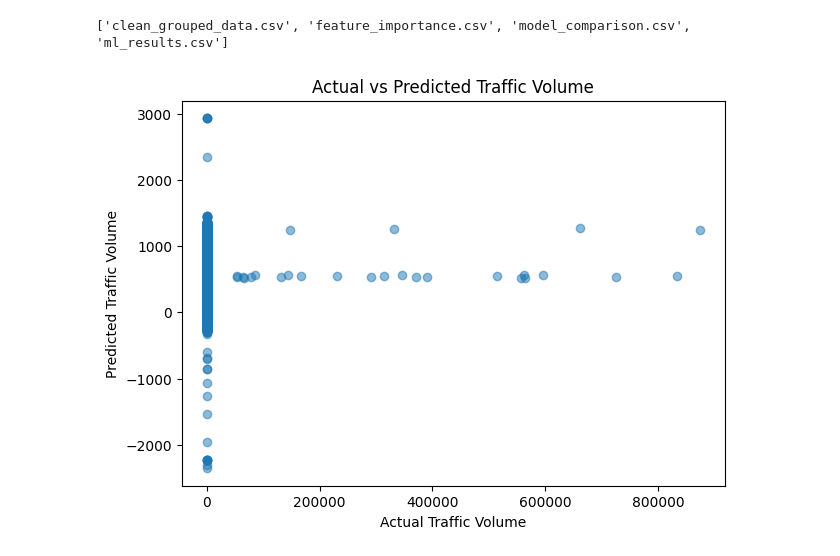
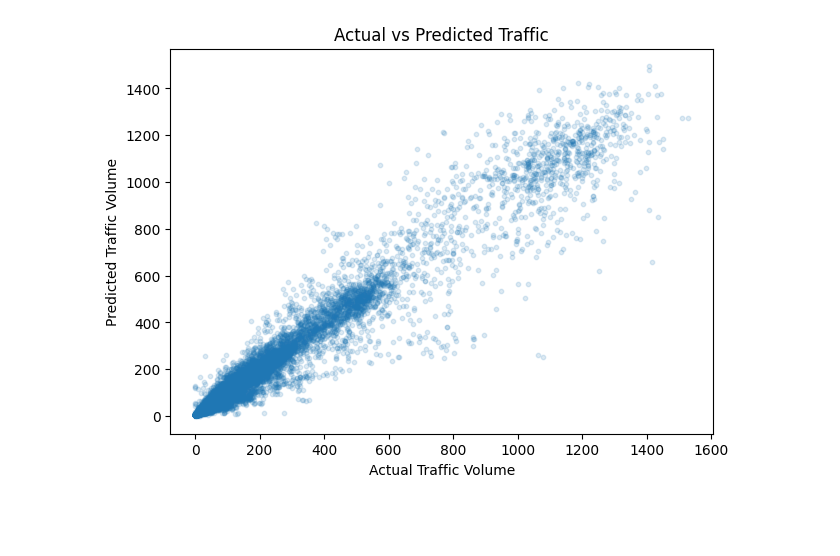
Before and after one commit to datasheng/csc46000-team-project-1000, a Jupyter notebook: ml_part.ipynb, the cells around one changed output. Cells and saved outputs as stored; diff of their text form; code cells hidden in the pictures; blank space fills up the shorter version.

```diff
--- a/ml_part.ipynb
+++ b/ml_part.ipynb
@@ -120,6 +152,12 @@ df = df.sort_values(["road_id", "timestamp"])
 df["previous_hour_traffic"] = df.groupby("road_id")["traffic_volume"].shift(1)
 
 df = df.dropna(subset=["previous_hour_traffic"])
+
+df["timestamp"] = pd.to_datetime(df["timestamp"])
+
+df["is_weekend"] = (
+    df["timestamp"].dt.dayofweek >= 5
+).astype(int)
 # %%
 # Model A: Weather only
 X_A = df[["rain", "temperature", "snowfall"]]
@@ -189,0 +250,14 @@ Saved model_comparison.csv
+# %%
+# Add predictions to dataframe
+df["predicted_model_A"] = model_A.predict(X_A)
+df["predicted_model_B"] = model_B.predict(X_B)
+
+# Save ML results to MySQL
+df.to_sql(
+    "ml_results",
+    con=engine,
+    if_exists="replace",
+    index=False
+)
+
+print("ml_results table saved to MySQL")
@@ -208,44 +289,32 @@ plt.show()
-# %%
-# file structure organizing
-import os, shutil
-
-os.makedirs("/content/ml_project", exist_ok=True)
-
-files = [
-    "clean_grouped_data.csv",
-    "ml_results.csv",
-    "feature_importance.csv",
-    "model_comparison.csv"
-]
-
-for file in files:
-    shutil.copy(f"/content/{file}", f"/content/ml_project/{file}")
-
-print(os.listdir("/content/ml_project"))
-# %% [output]
-['clean_grouped_data.csv', 'feature_importance.csv', 'model_comparison.csv', 'ml_results.csv']
 # %%
-# plot the actual traffic values against the model predictions to see how well the model performed
-import pandas as pd
+# plot actual vs predicted traffic
+
 import matplotlib.pyplot as plt
 
-ml_df = pd.read_csv("/content/ml_project/ml_results.csv")
+plt.figure(figsize=(7,5))
 
-plt.figure(figsize=(7,5))
 plt.scatter(
-    ml_df["traffic_volume"],
-    ml_df["predicted_traffic_volume"],
-    alpha=0.5
+    df["traffic_volume"],
+    df["predicted_model_B"],
+    alpha=0.15,
+    s=10
 )
 
 plt.xlabel("Actual Traffic Volume")
 plt.ylabel("Predicted Traffic Volume")
-plt.title("Actual vs Predicted Traffic Volume")
 
-plt.savefig("/content/ml_project/actual_vs_predicted.png", dpi=300, bbox_inches="tight")
+plt.title("Actual vs Predicted Traffic")
+
+plt.savefig(
+    "actual_vs_predicted.png",
+    dpi=300,
+    bbox_inches="tight"
+)
+
 plt.show()
 
-# the model was able to identify general traffic trends, but performance lowered for large traffic outliers.
+# Model B captures general traffic patterns,
+# but prediction accuracy decreases for unusual traffic spikes.
 # %% [output]
-[figure, old version]
+[figure, new version]
 # %%
```
Also changed, not shown: parts of 17 cells of this notebook, 7 other files.
